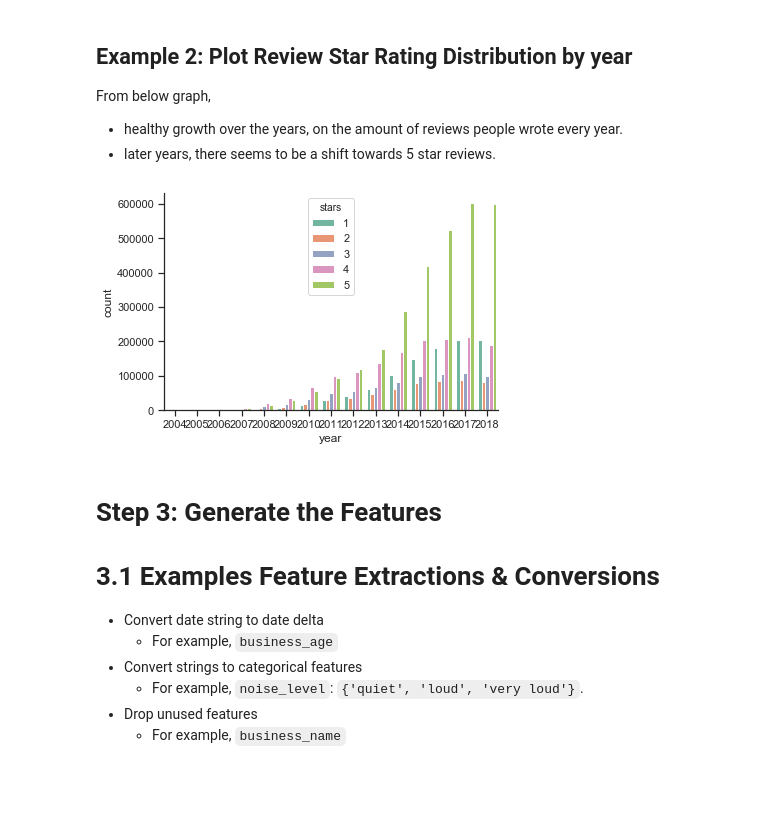
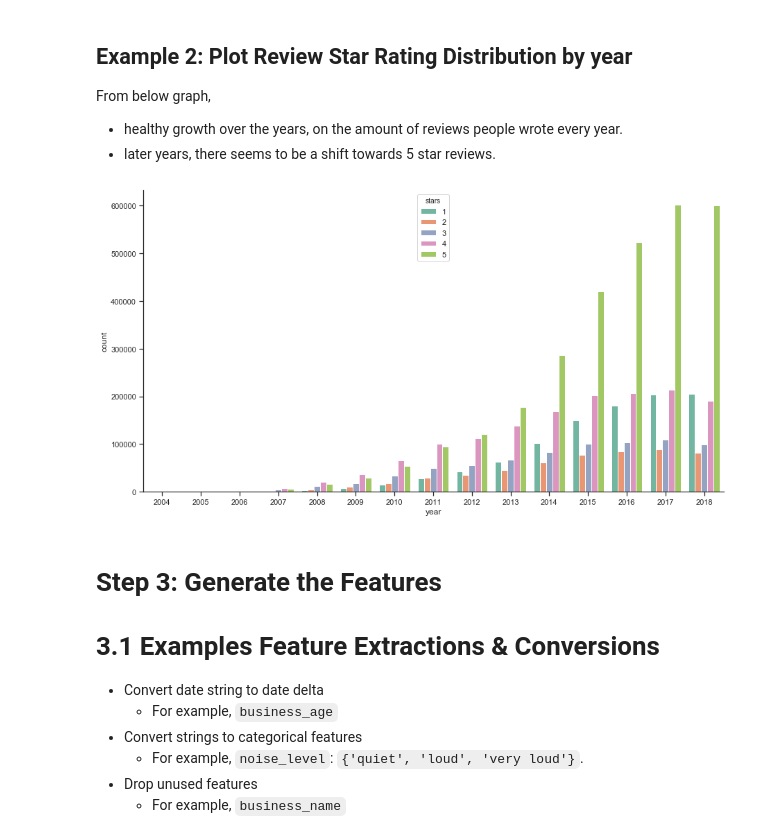
Before and after one commit to xun-tang/ds_workshop, a Jupyter notebook: Predict_Next_Review_Five_Star_round13_awe.ipynb, the cells around one changed output. Cells and saved outputs as stored; diff of their text form; code cells hidden in the pictures; blank space fills up the shorter version.

```diff
--- a/Predict_Next_Review_Five_Star_round13_awe.ipynb
+++ b/Predict_Next_Review_Five_Star_round13_awe.ipynb
@@ -93,13 +145,22 @@ sns.despine()
 From below graph,
 - healthy growth over the years, on the amount of reviews people wrote every year.
 - later years, there seems to be a shift towards 5 star reviews.
-# %%
-review_df['datetime'] = pd.to_datetime(review_df['date'])
-review_df['year'] = review_df['datetime'].dt.year
-ax = sns.countplot(x='year', data=review_df, hue='stars')
-sns.despine()
-# %% [output]
-[figure, removed]
+# %%
+# Set context to "talk" for figure aesthetics
+sns.set_context(context="talk")
+# set plot figure size to larger
+sns.set(palette='Set2', rc={"figure.figsize": (15, 8)}, style="ticks")
+
+# Convert to datetime dtype so we can strip out the year
+review_df['year'] = pd.to_datetime(review_df['date']).dt.year
+ax = sns.countplot(x='year', data=review_df, hue='stars')
+# Removing spines
+sns.despine()
+
+# clean up
+review_df.drop(['year'], axis=1, inplace=True)
+# %% [output]
+[figure, added]
 # %% [markdown]
 # Step 3: Generate the Features
 
```
Also changed, not shown: parts of 72 cells of this notebook, 2 other files.
